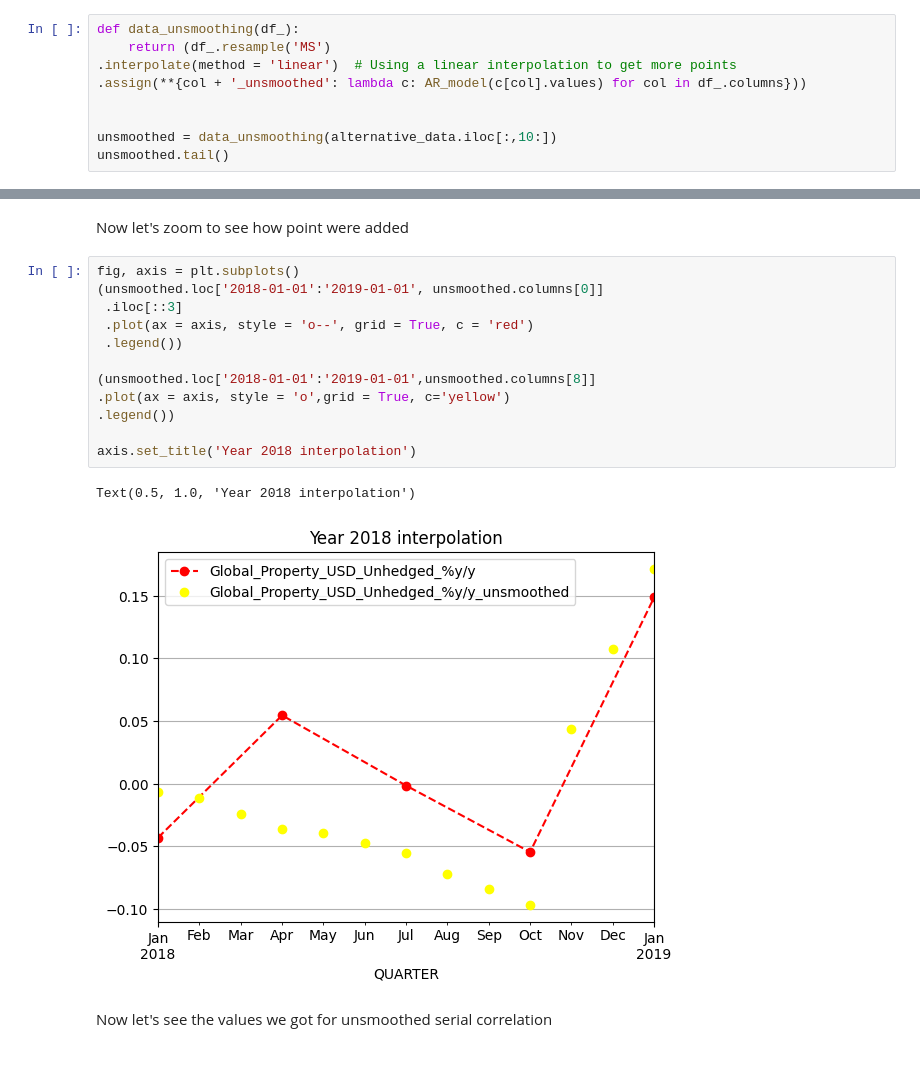
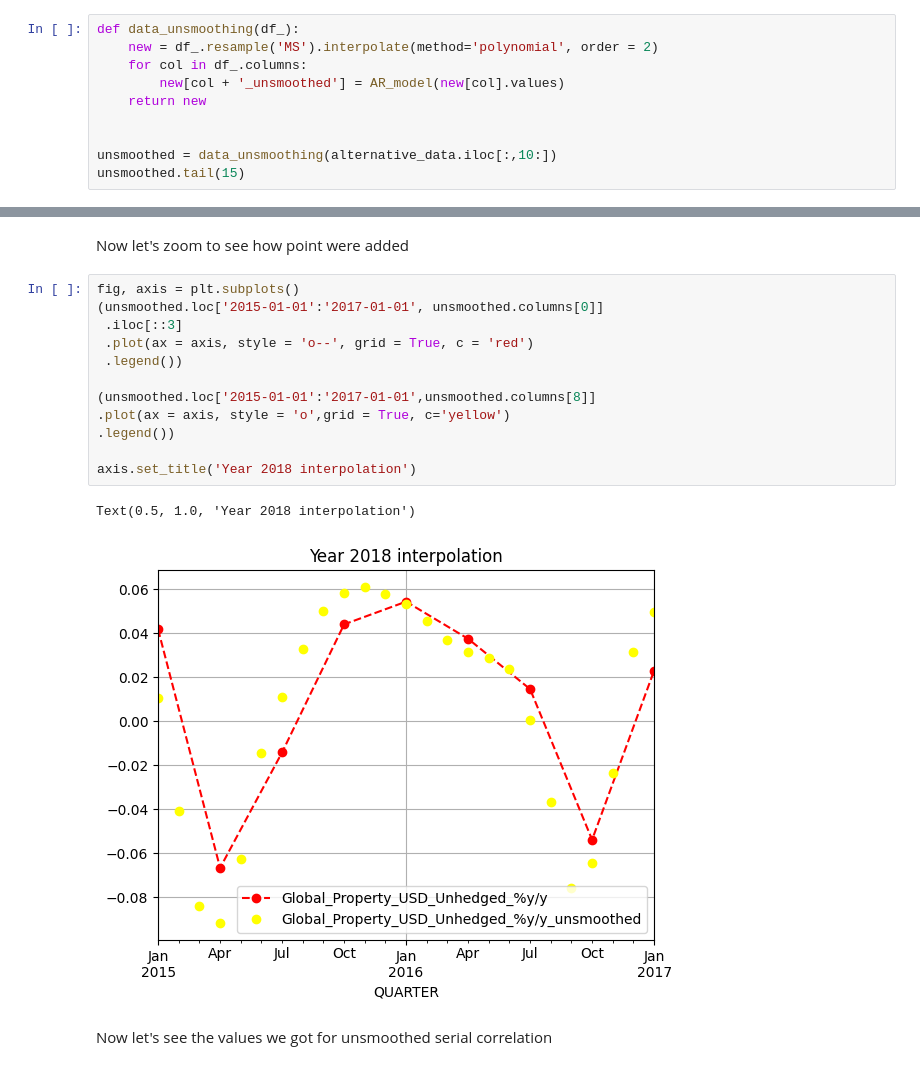
Before and after one commit to Perann/STAT_APP, a Jupyter notebook: main.ipynb, the cells around one changed output, grey strips where cells are left out. Saved outputs shown, nothing was run; the diff lists cells and outputs as text.

```diff
--- a/main.ipynb
+++ b/main.ipynb
@@ -97,11 +97,12 @@ serial_correlation = pd.DataFrame({name:  [alternative_data[name].dropna().autoc
 from AR_Model.AR_functions import AR_model
 # %%
 def data_unsmoothing(df_):
-    return (df_.resample('MS')
-.interpolate(method = 'linear')  # Using a linear interpolation to get more points
-.assign(**{col + '_unsmoothed': lambda c: AR_model(c[col].values) for col in df_.columns}))
+    new = df_.resample('MS').interpolate(method='polynomial', order = 2)
+    for col in df_.columns:
+        new[col + '_unsmoothed'] = AR_model(new[col].values)
+    return new
 
 
 unsmoothed = data_unsmoothing(alternative_data.iloc[:,10:])
-unsmoothed.tail()
+unsmoothed.tail(15)
 # %% [output]
@@ -138,19 +141,19 @@ gamma = 0.01312347254599293, phi = 0.758064405830054, alpha = 0.5
 Now let's zoom to see how point were added
 # %%
 fig, axis = plt.subplots()
-(unsmoothed.loc['2018-01-01':'2019-01-01', unsmoothed.columns[0]]
+(unsmoothed.loc['2015-01-01':'2017-01-01', unsmoothed.columns[0]]
  .iloc[::3]
  .plot(ax = axis, style = 'o--', grid = True, c = 'red')
  .legend())
 
-(unsmoothed.loc['2018-01-01':'2019-01-01',unsmoothed.columns[8]]
+(unsmoothed.loc['2015-01-01':'2017-01-01',unsmoothed.columns[8]]
 .plot(ax = axis, style = 'o',grid = True, c='yellow')
 .legend())
 
 axis.set_title('Year 2018 interpolation')
 # %% [output]
 Text(0.5, 1.0, 'Year 2018 interpolation')
-[figure, old version]
+[figure, new version]
 # %% [markdown]
 Now let's see the values we got for unsmoothed serial correlation
 # %%
```
Also changed, not shown: parts of 4 cells of this notebook, 1 other file.
